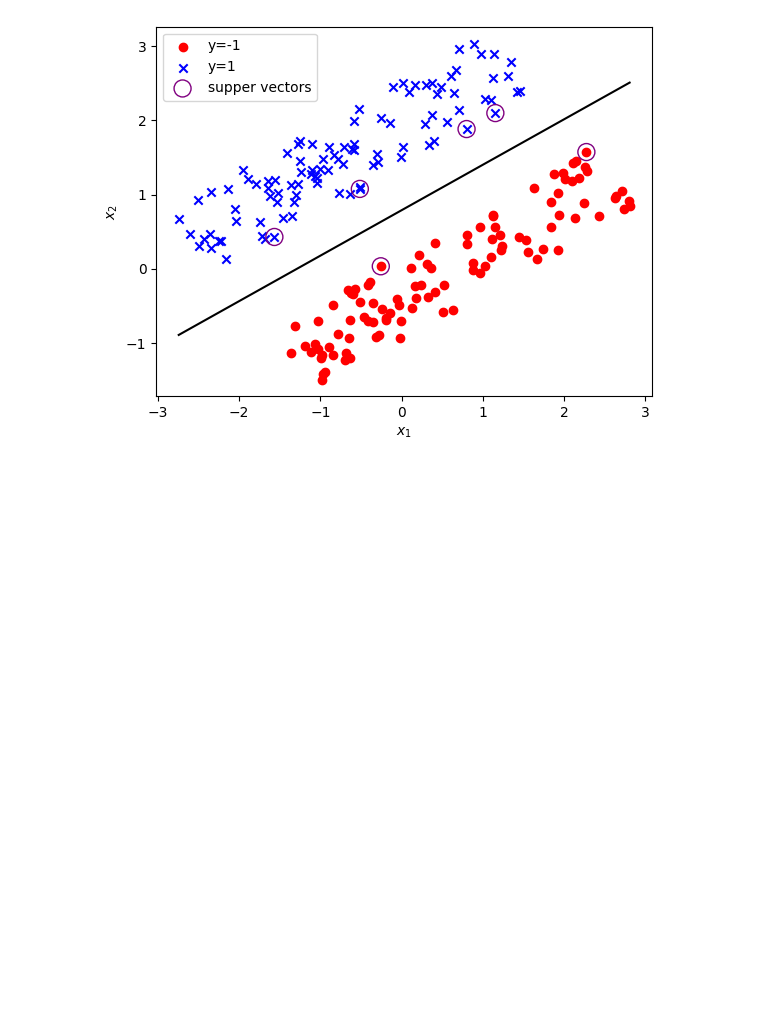
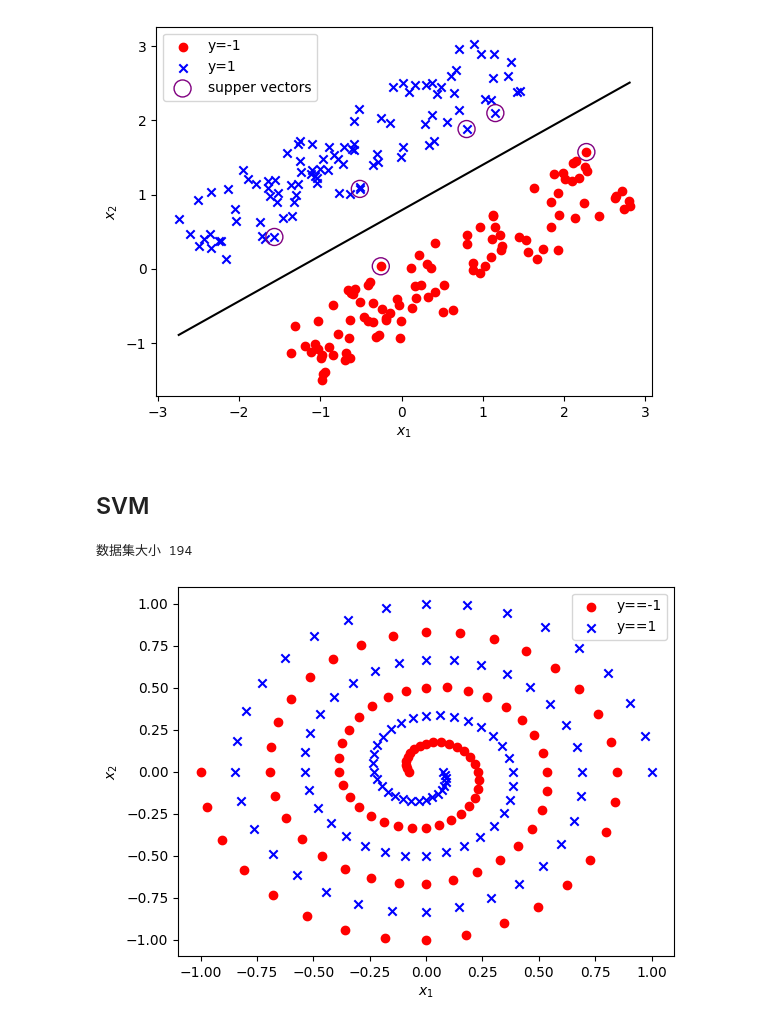
Before and after one commit to Rephilo/homl, a Jupyter notebook: chapter11/svm.ipynb, the cells around one changed output. Saved outputs shown, nothing was run; the diff lists cells and outputs as text; code cells hidden in the pictures; blank space fills up the shorter version.

```diff
--- a/chapter11/svm.ipynb
+++ b/chapter11/svm.ipynb
@@ -103,3 +105,22 @@ plt.legend()
 plt.show()
 # %% [output]
 [figure]
+# %% [markdown]
+## SVM
+# %%
+data = np.loadtxt('spiral.csv', delimiter=',')
+print('数据集大小', len(data))
+x = data[:, :2]
+y = data[:, 2]
+# %% [output]
+数据集大小 194
+# %%
+plt.figure()
+plt.scatter(x[y == -1, 0], x[y == -1, 1], color='red', label='y==-1')
+plt.scatter(x[y == 1, 0], x[y == 1, 1], color='blue', label='y==1', marker='x')
+plt.xlabel(r'$x_1$')
+plt.ylabel(r'$x_2$')
+plt.legend()
+plt.show()
+# %% [output]
+[figure, added]
```
Also changed, not shown: parts of 10 cells of this notebook.
